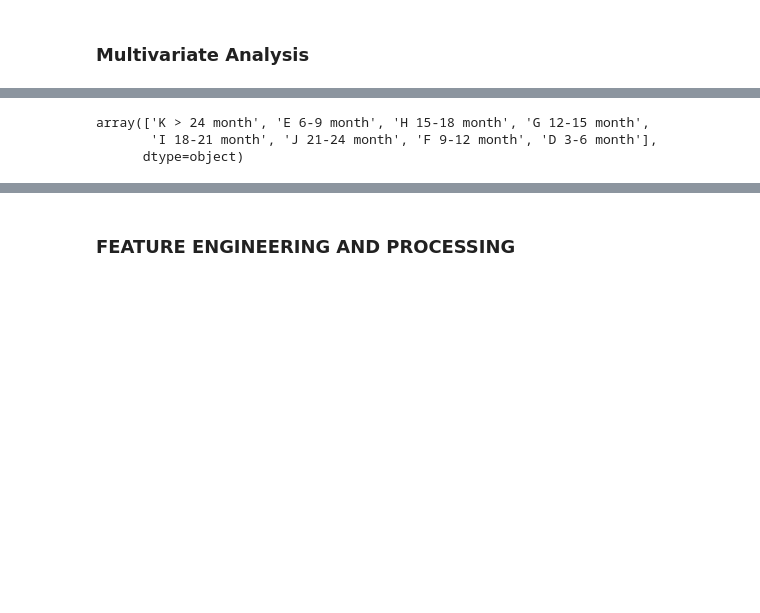
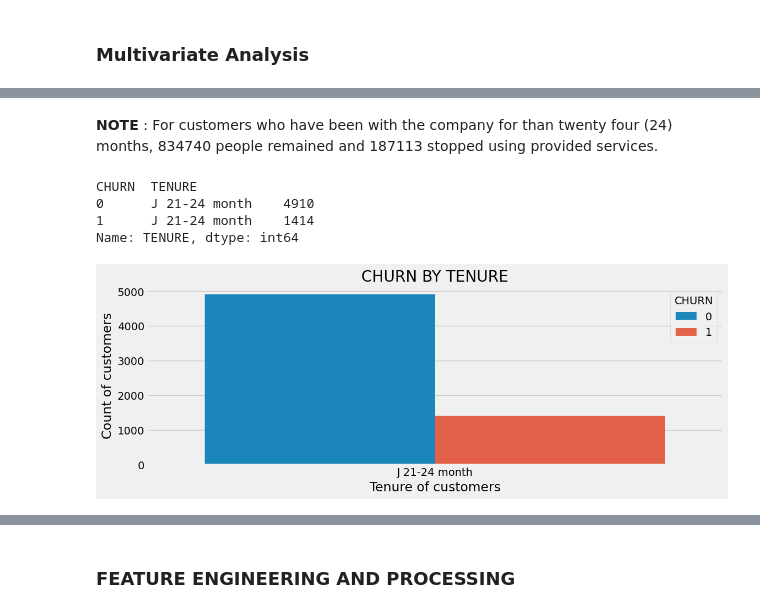
Before and after one commit to elvis-darko/Team_Zurich_Capstone_Project, a Jupyter notebook: Assets/dev/customer_churn_predict_TeamZurich.ipynb, the cells around one changed output, grey strips where cells are left out. Saved outputs shown, nothing was run; the diff lists cells and outputs as text; code cells hidden in the pictures; blank space fills up the shorter version.

```diff
--- a/Assets/dev/customer_churn_predict_TeamZurich.ipynb
+++ b/Assets/dev/customer_churn_predict_TeamZurich.ipynb
@@ -405,6 +397,23 @@ J 21-24 month
-# %%
-train['TENURE'].unique()
-# %% [output]
-array(['K > 24 month', 'E 6-9 month', 'H 15-18 month', 'G 12-15 month',
-       'I 18-21 month', 'J 21-24 month', 'F 9-12 month', 'D 3-6 month'],
-      dtype=object)
+# %% [markdown]
+**NOTE** : For customers who have been with the company for than twenty four (24) months, 834740 people remained and 187113 stopped using provided services.
+# %%
+# Analyzing churn status by Customers who have being with the company for between 21 to 24 months
+plt.figure(figsize=(12, 4))
+
+b = train[train['TENURE'] == "J 21-24 month"]
+
+months_21 = b.groupby("CHURN")["TENURE"].value_counts()
+print(months_21)
+
+sns.countplot(x='TENURE', hue='CHURN', data=b)
+plt.title('CHURN BY TENURE')
+plt.xlabel('Tenure of customers')
+plt.ylabel('Count of customers')
+
+plt.show()
+# %% [output]
+CHURN  TENURE
+0      J 21-24 month    4910
+1      J 21-24 month    1414
+Name: TENURE, dtype: int64
+[figure, added]
```
Also changed, not shown: parts of 21 cells of this notebook.
